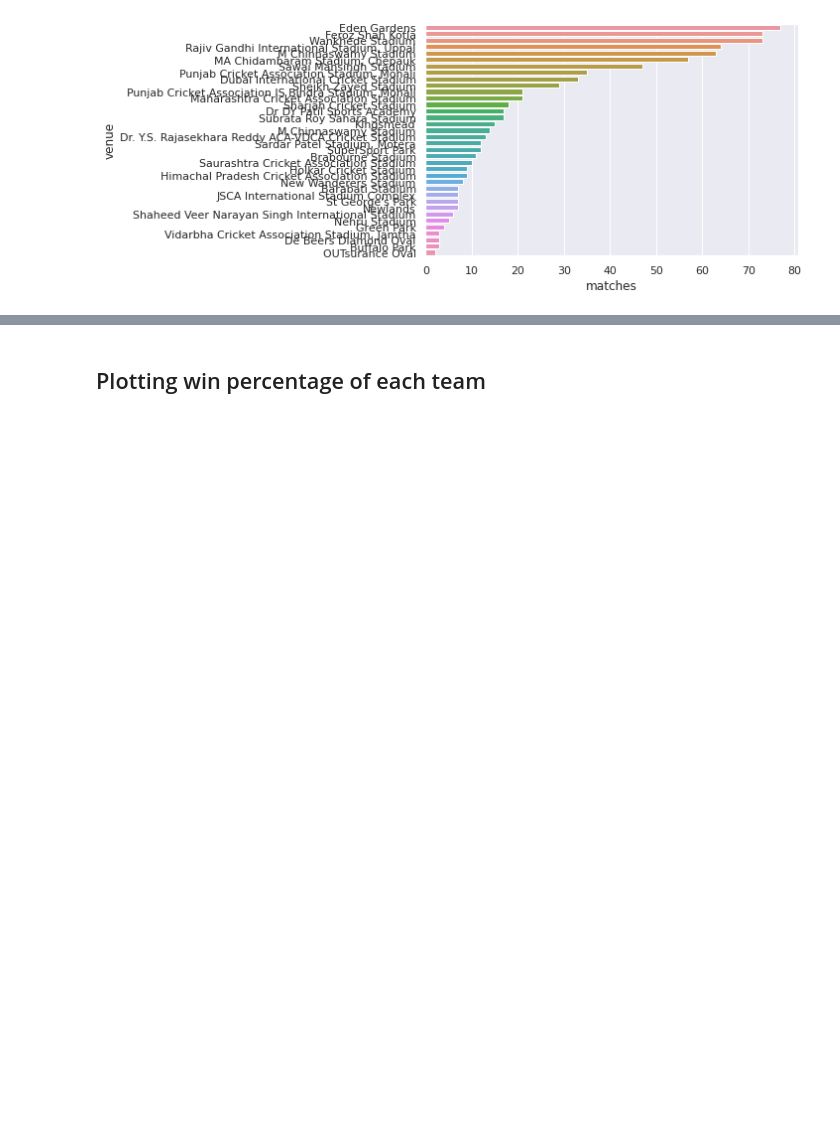
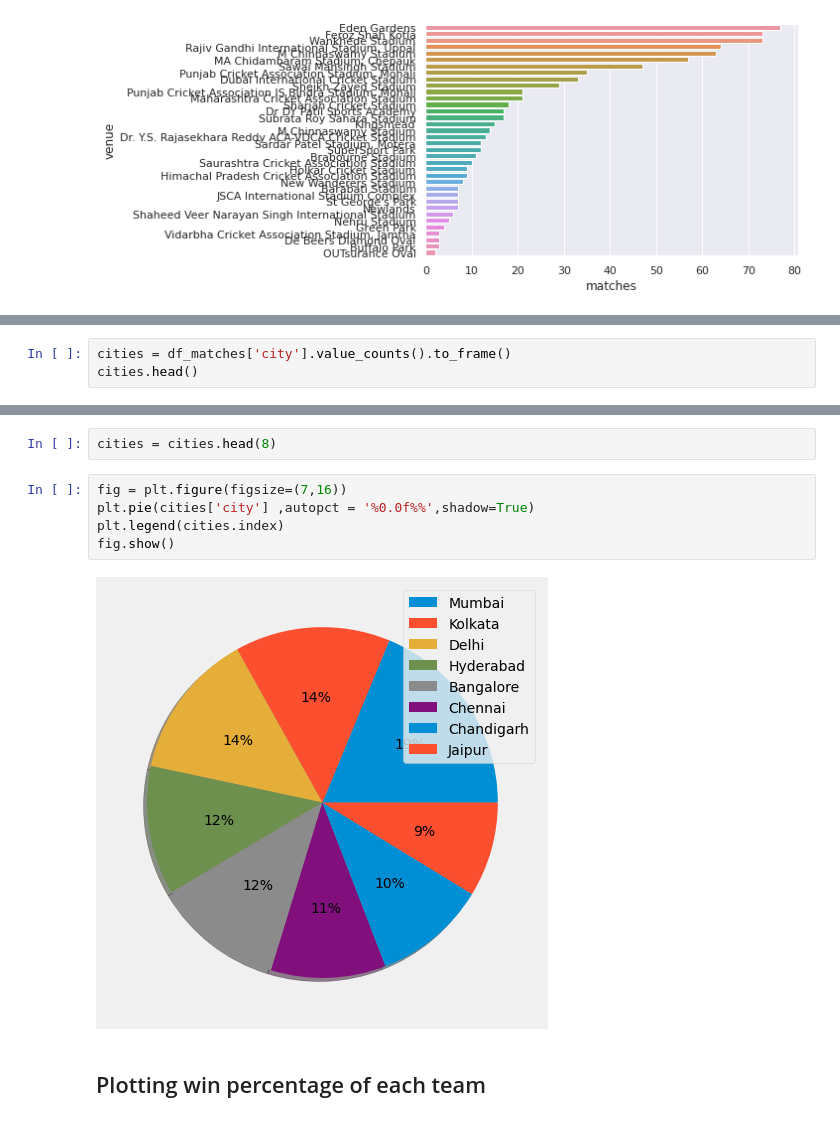
Before and after one commit to PrajwalKalpande/IPL-Score-and-Winner-Prediction, a Jupyter notebook: IPL_EDA.ipynb, the cells around one changed output, grey strips where cells are left out. Cells and saved outputs as stored; diff of their text form; blank space fills up the shorter version.

```diff
--- a/IPL_EDA.ipynb
+++ b/IPL_EDA.ipynb
@@ -466,0 +469,3 @@ plt.show()
+# %%
+cities = df_matches['city'].value_counts().to_frame()
+cities.head()
@@ -467,3 +479,12 @@ plt.show()
+# %%
+cities = cities.head(8)
+# %%
+fig = plt.figure(figsize=(7,16))
+plt.pie(cities['city'] ,autopct = '%0.0f%%',shadow=True)
+plt.legend(cities.index)
+fig.show()
+# %% [output]
+[figure, added]
 # %% [markdown]
 ## Plotting win percentage of each team
 # %%
```
Also changed, not shown: parts of 2 cells of this notebook.
